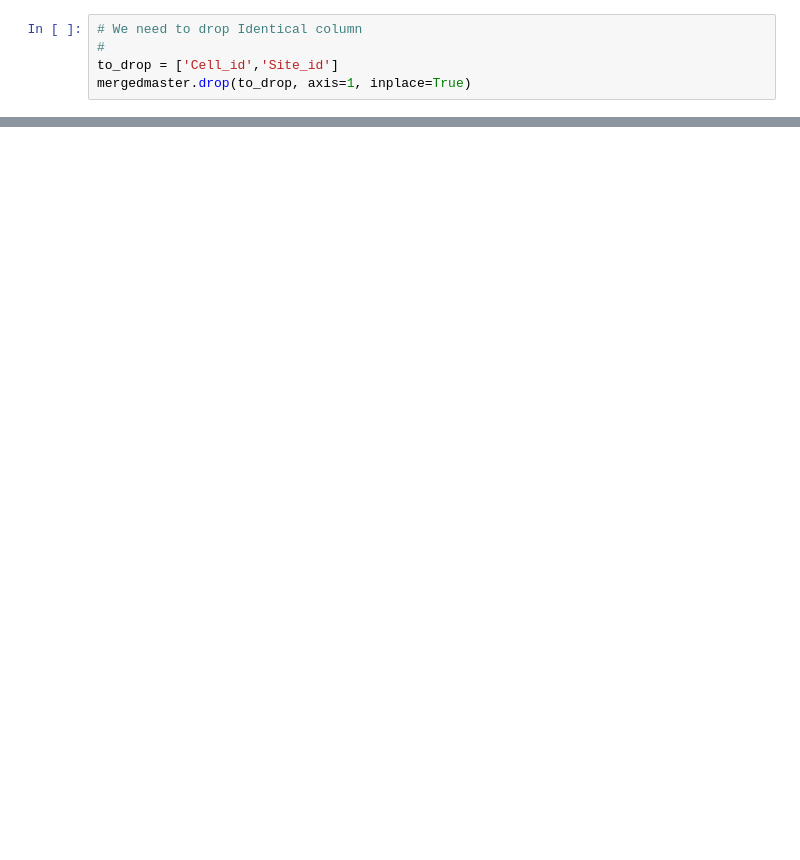
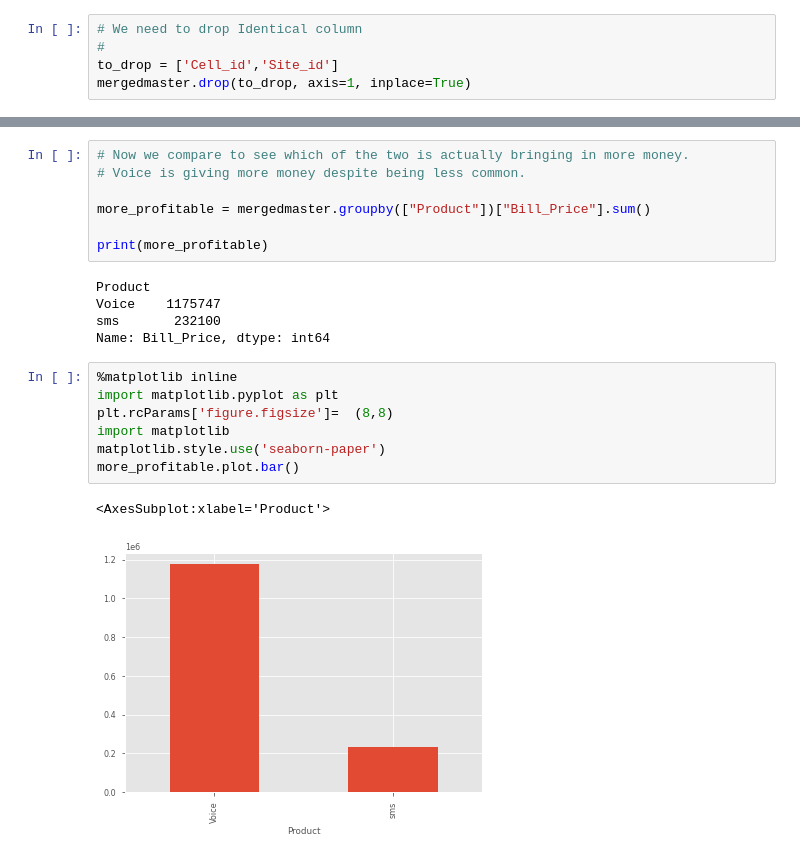
Before and after one commit to Mwaniki25/ProjectUpgrade, a Jupyter notebook: mtn.ipynb, the cells around one changed output, grey strips where cells are left out. Drawn from its saved outputs; the diff is of its cells as text; blank space fills up the shorter version.

```diff
--- a/mtn.ipynb
+++ b/mtn.ipynb
@@ -386,0 +433,22 @@ mergedmaster.head()
+# %%
+# Now we compare to see which of the two is actually bringing in more money.
+# Voice is giving more money despite being less common.
+
+more_profitable = mergedmaster.groupby(["Product"])["Bill_Price"].sum()
+
+print(more_profitable)
+# %% [output]
+Product
+Voice    1175747
+sms       232100
+Name: Bill_Price, dtype: int64
+# %%
+%matplotlib inline
+import matplotlib.pyplot as plt
+plt.rcParams['figure.figsize']=  (8,8)
+import matplotlib
+matplotlib.style.use('seaborn-paper')
+more_profitable.plot.bar()
+# %% [output]
+<AxesSubplot:xlabel='Product'>
+[figure, added]
```
Also changed, not shown: parts of 14 cells of this notebook.
